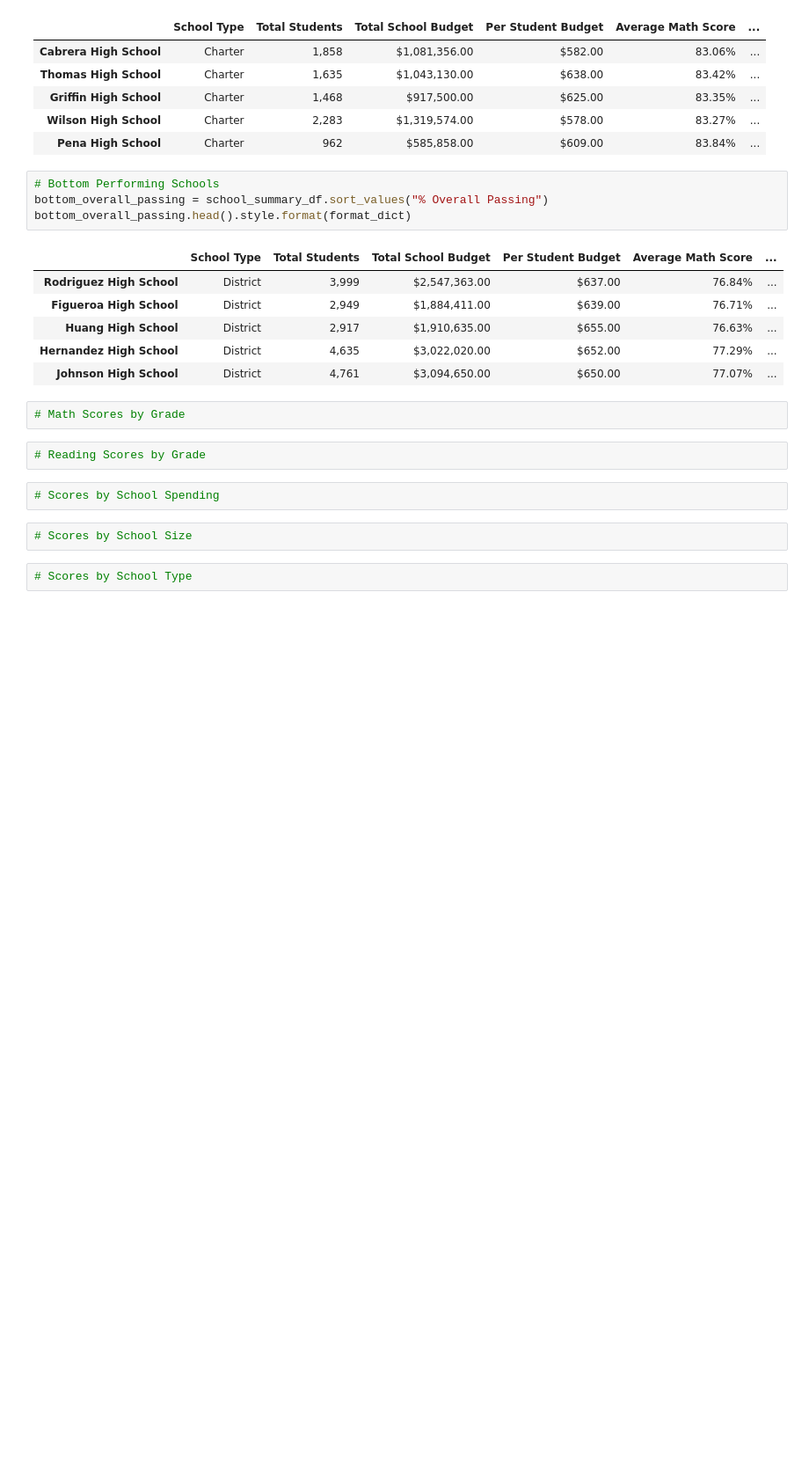
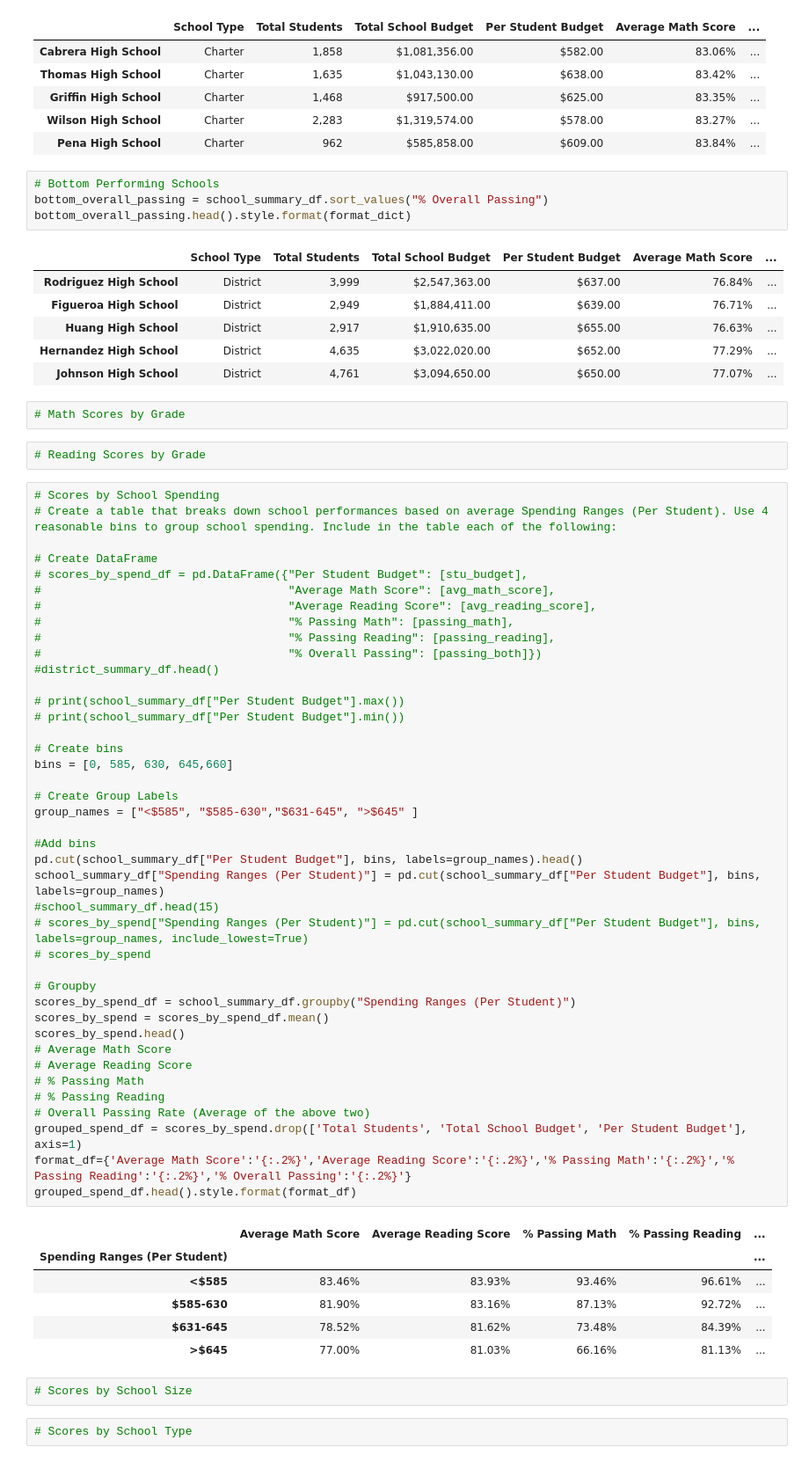
Before and after one commit to briennecole/pandas_challenge, a Jupyter notebook: PyCitySchools/py_city_schools.ipynb, the cells around one changed output. Shown: that part at 88% size. Saved outputs shown, nothing was run; the diff lists cells and outputs as text; blank space fills up the shorter version.

```diff
--- a/PyCitySchools/py_city_schools.ipynb
+++ b/PyCitySchools/py_city_schools.ipynb
@@ -173,8 +173,54 @@ bottom_overall_passing.head().style.format(format_dict)
 # Math Scores by Grade
 # %%
 # Reading Scores by Grade
-# %%
-# Scores by School Spending
+# %%
+# Scores by School Spending
+# Create a table that breaks down school performances based on average Spending Ranges (Per Student). Use 4 reasonable bins to group school spending. Include in the table each of the following:
+
+# Create DataFrame
+# scores_by_spend_df = pd.DataFrame({"Per Student Budget": [stu_budget],
+#                                    "Average Math Score": [avg_math_score],
+#                                    "Average Reading Score": [avg_reading_score],
+#                                    "% Passing Math": [passing_math],
+#                                    "% Passing Reading": [passing_reading],
+#                                    "% Overall Passing": [passing_both]})
+#district_summary_df.head()
+
+# print(school_summary_df["Per Student Budget"].max())
+# print(school_summary_df["Per Student Budget"].min())
+
+# Create bins
+bins = [0, 585, 630, 645,660]
+
+# Create Group Labels
+group_names = ["<$585", "$585-630","$631-645", ">$645" ]
+
+#Add bins
+pd.cut(school_summary_df["Per Student Budget"], bins, labels=group_names).head()
+school_summary_df["Spending Ranges (Per Student)"] = pd.cut(school_summary_df["Per Student Budget"], bins, labels=group_names)
+#school_summary_df.head(15)
+# scores_by_spend["Spending Ranges (Per Student)"] = pd.cut(school_summary_df["Per Student Budget"], bins, labels=group_names, include_lowest=True)
+# scores_by_spend
+
+# Groupby
+scores_by_spend_df = school_summary_df.groupby("Spending Ranges (Per Student)")
+scores_by_spend = scores_by_spend_df.mean()
+scores_by_spend.head()
+# Average Math Score
+# Average Reading Score
+# % Passing Math
+# % Passing Reading
+# Overall Passing Rate (Average of the above two)
+grouped_spend_df = scores_by_spend.drop(['Total Students', 'Total School Budget', 'Per Student Budget'], axis=1)
+format_df={'Average Math Score':'{:.2%}','Average Reading Score':'{:.2%}','% Passing Math':'{:.2%}','% Passing Reading':'{:.2%}','% Overall Passing':'{:.2%}'}
+grouped_spend_df.head().style.format(format_df)
+# %% [output]
+|  | Average Math Score | Average Reading Score | % Passing Math | % Passing Reading | ... |
+| Spending Ranges (Per Student) |  |  |  |  | ... |
+| <$585 | 83.46% | 83.93% | 93.46% | 96.61% | ... |
+| $585-630 | 81.90% | 83.16% | 87.13% | 92.72% | ... |
+| $631-645 | 78.52% | 81.62% | 73.48% | 84.39% | ... |
+| >$645 | 77.00% | 81.03% | 66.16% | 81.13% | ... |
 # %%
 # Scores by School Size
 # %%
```
